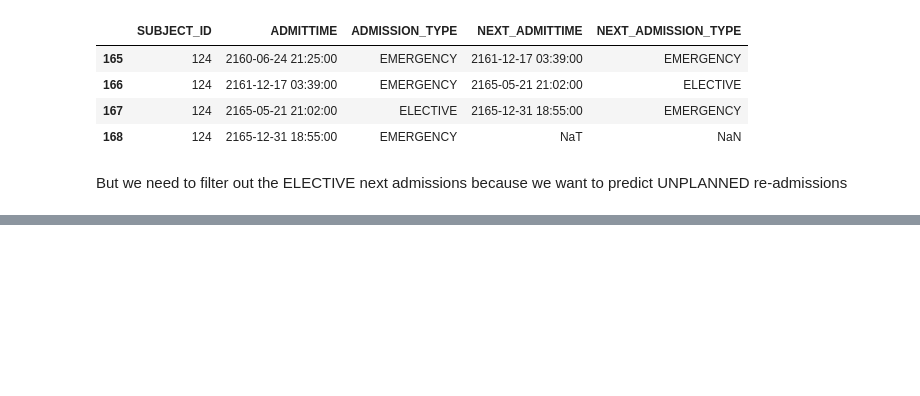
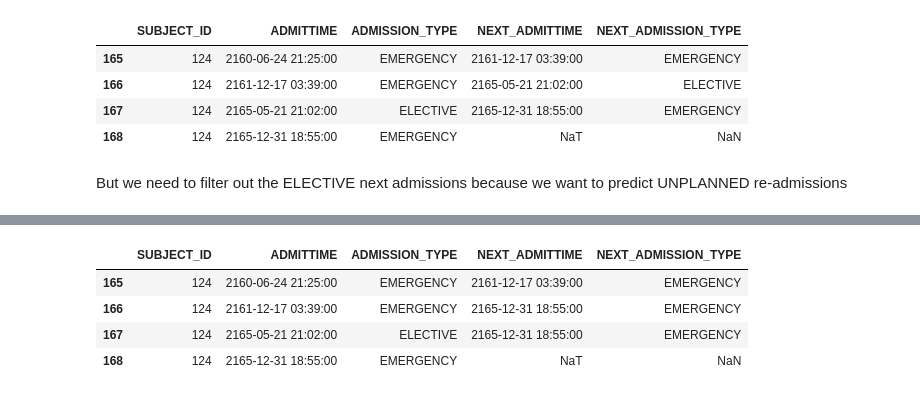
Before and after one commit to thuytrangnugget/Deep-EHR-learning-and-prediction, a Jupyter notebook: work.ipynb, the cells around one changed output, grey strips where cells are left out. Cells and saved outputs as stored; diff of their text form; code cells hidden in the pictures; blank space fills up the shorter version.

```diff
--- a/work.ipynb
+++ b/work.ipynb
@@ -83,0 +106,9 @@ But we need to filter out the ELECTIVE next admissions because we want to predic
+# %%
+# verify that it did what we wanted
+admissions.loc[admissions.SUBJECT_ID == 124,['SUBJECT_ID','ADMITTIME','ADMISSION_TYPE','NEXT_ADMITTIME','NEXT_ADMISSION_TYPE']]
+# %% [output]
+|  | SUBJECT_ID | ADMITTIME | ADMISSION_TYPE | NEXT_ADMITTIME | NEXT_ADMISSION_TYPE |
+| 165 | 124 | 2160-06-24 21:25:00 | EMERGENCY | 2161-12-17 03:39:00 | EMERGENCY |
+| 166 | 124 | 2161-12-17 03:39:00 | EMERGENCY | 2165-12-31 18:55:00 | EMERGENCY |
+| 167 | 124 | 2165-05-21 21:02:00 | ELECTIVE | 2165-12-31 18:55:00 | EMERGENCY |
+| 168 | 124 | 2165-12-31 18:55:00 | EMERGENCY | NaT | NaN |
```
Also changed, not shown: parts of 25 cells of this notebook.
